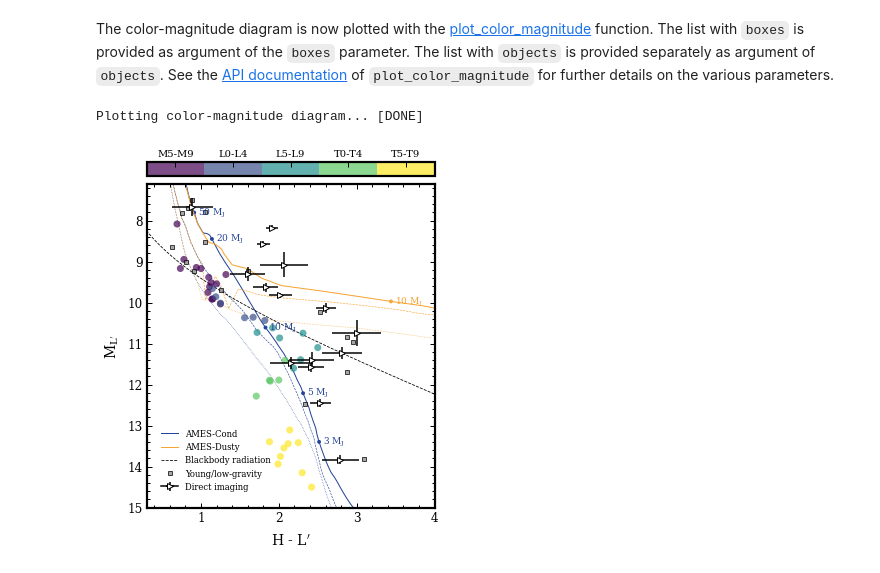
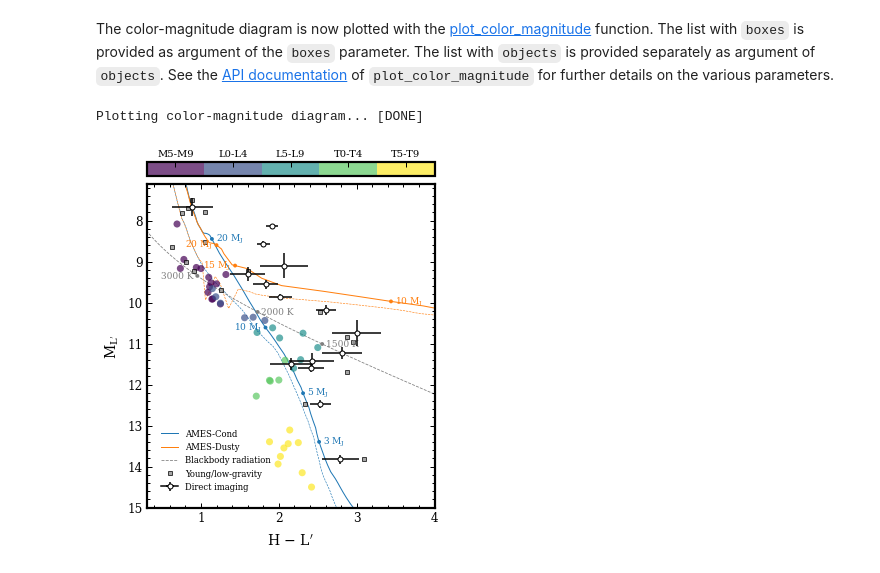
Before and after one commit to tomasstolker/species, a Jupyter notebook: docs/tutorials/color_magnitude_broadband.ipynb, the cells around one changed output. Cells and saved outputs as stored; diff of their text form; code cells hidden in the pictures.

```diff
--- a/docs/tutorials/color_magnitude_broadband.ipynb
+++ b/docs/tutorials/color_magnitude_broadband.ipynb
@@ -114,7 +114,7 @@ Magnitudes from the isochrone data can be extracted with the [get_isochrone](htt
 # %% [markdown]
 The isochrones will be iterpolated for three different ages and the synthetic photometry is computed at 100 logarithmically-spaced masses.
 # %%
-ages = [20., 100., 1000.]  # (Myr)
+ages = [20., 100.]  # (Myr)
 masses = np.logspace(0., 3., 100)  # (Mjup)
 # %% [markdown]
 We create instances of [ReadIsochrone](https://species.readthedocs.io/en/latest/species.read.html#species.read.read_isochrone.ReadIsochrone) for both the AMES-Cond and AMES-Dusty isochrones. We note though that the evolutionary data of these two models are actually the same. Only the magnitudes of the isochrones (which we do not use) are different.
@@ -213,16 +206,18 @@ The color-magnitude diagram is now plotted with the [plot_color_magnitude](https
 # %%
 species.plot_color_magnitude(boxes=boxes,
                              objects=objects,
-                             mass_labels=[3., 5., 10., 20., 50.],
+                             mass_labels={'ames-cond': [(3., 'right'), (5., 'right'), (10., 'left'), (20., 'right')],
+                                          'ames-dusty': [(10., 'right'), (15., 'left'), (20., 'left')]},
+                             teff_labels=[(1500., 'right'), (2000., 'right'), (3000., 'left')],
                              companion_labels=False,
                              field_range=('late M', 'late T'),
-                             label_x=r'H - L$^\prime$',
+                             label_x=r'H $-$ L$^\prime$',
                              label_y=r'M$_\mathregular{L\prime}$',
                              xlim=(0.3, 4.),
                              ylim=(15., 7.1),
                              offset=(-0.08, -0.09),
                              legend=(0.04, 0.04),
                              output=None)
 # %% [output]
 Plotting color-magnitude diagram... [DONE]
-[figure, old version]
+[figure, new version]
```
Also changed, not shown: parts of 1 cell of this notebook, 36 other files.
